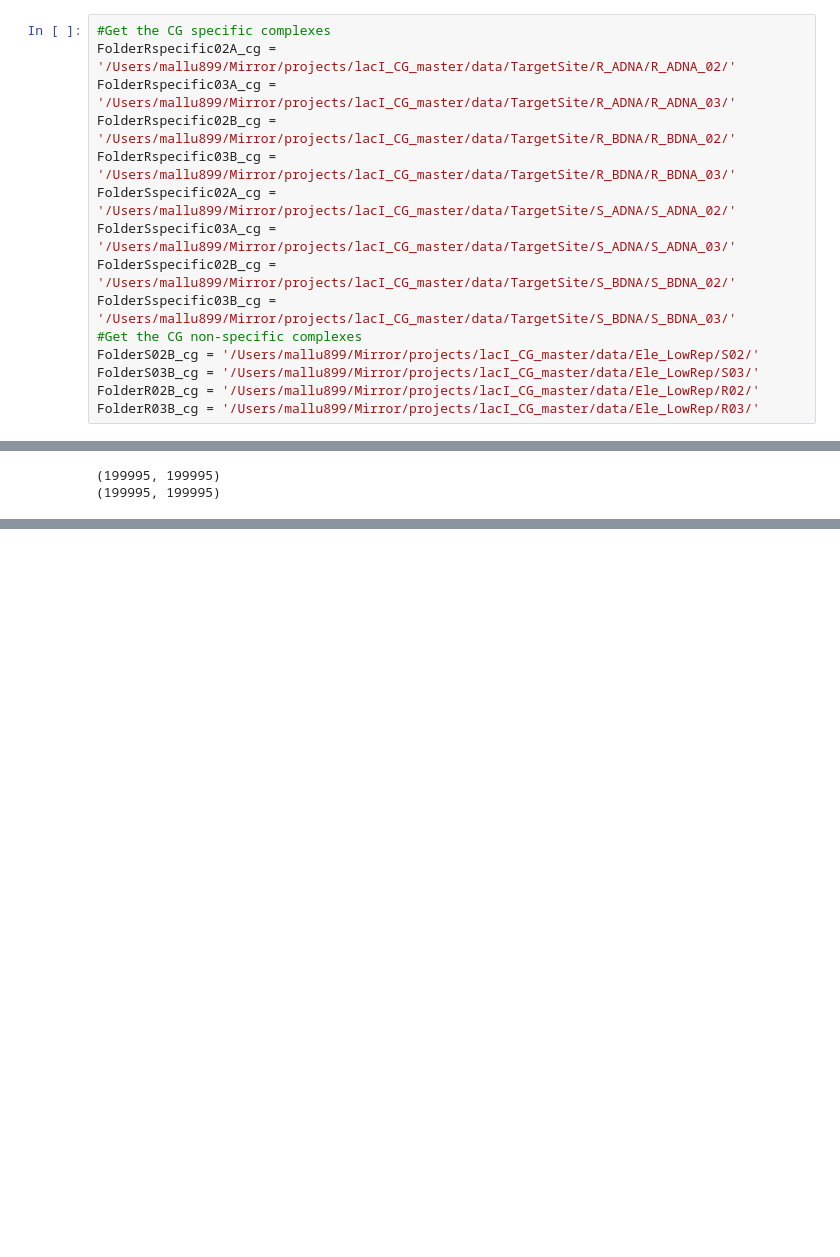
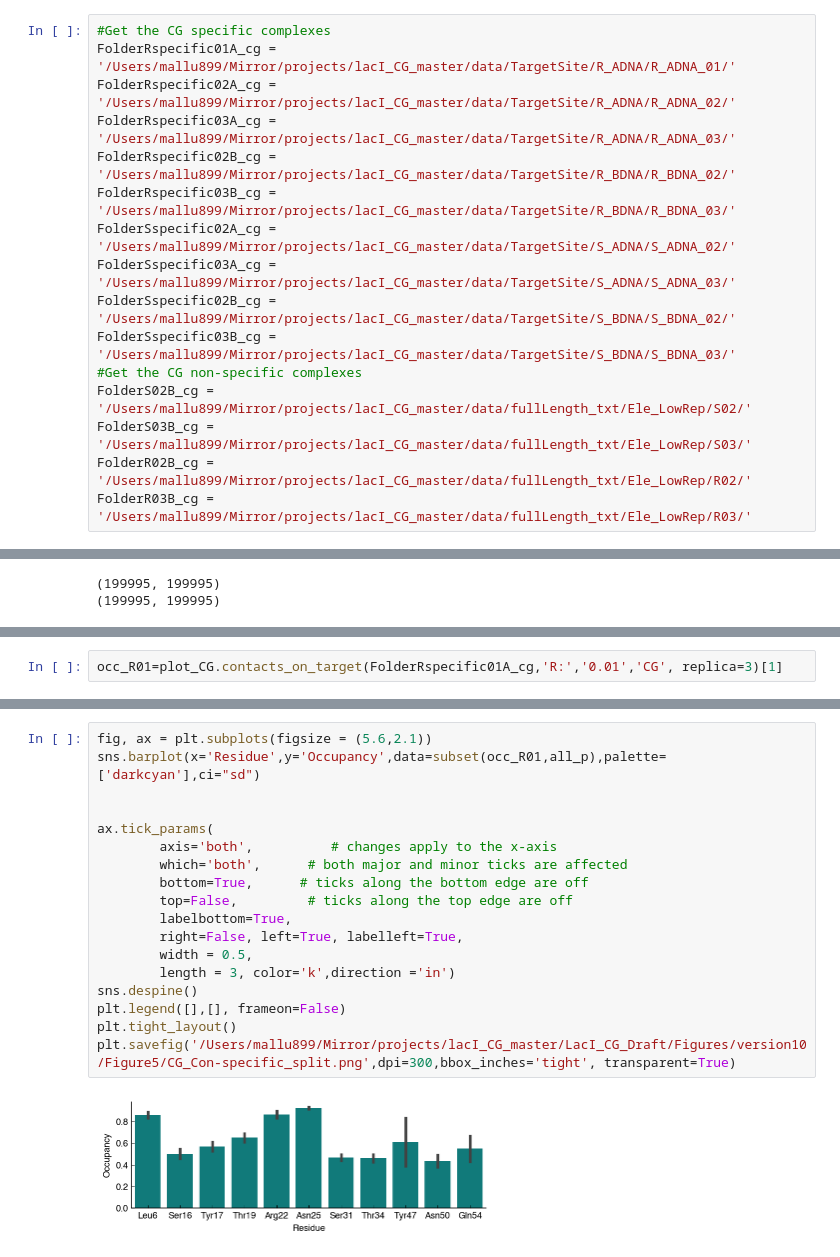
Before and after one commit to mallu2/CG_analysis, a Jupyter notebook: CG_energies_analysis.ipynb, the cells around one changed output, grey strips where cells are left out. Saved outputs shown, nothing was run; the diff lists cells and outputs as text; blank space fills up the shorter version.

```diff
--- a/CG_energies_analysis.ipynb
+++ b/CG_energies_analysis.ipynb
@@ -31,6 +31,7 @@ Allr_aa=['LEU_5','SER_15','TYR_16','THR_18','ARG_21','ASN_24','SER_30','THR_33',
 dictionay_resCG=dict(zip(all_p,all_res))
 # %%
 #Get the CG specific complexes
+FolderRspecific01A_cg = '/Users/mallu899/Mirror/projects/lacI_CG_master/data/TargetSite/R_ADNA/R_ADNA_01/'
 FolderRspecific02A_cg = '/Users/mallu899/Mirror/projects/lacI_CG_master/data/TargetSite/R_ADNA/R_ADNA_02/'
 FolderRspecific03A_cg = '/Users/mallu899/Mirror/projects/lacI_CG_master/data/TargetSite/R_ADNA/R_ADNA_03/'
 FolderRspecific02B_cg = '/Users/mallu899/Mirror/projects/lacI_CG_master/data/TargetSite/R_BDNA/R_BDNA_02/'
@@ -40,7 +41,7 @@ FolderSspecific03A_cg = '/Users/mallu899/Mirror/projects/lacI_CG_master/data/Tar
 FolderSspecific02B_cg = '/Users/mallu899/Mirror/projects/lacI_CG_master/data/TargetSite/S_BDNA/S_BDNA_02/'
 FolderSspecific03B_cg = '/Users/mallu899/Mirror/projects/lacI_CG_master/data/TargetSite/S_BDNA/S_BDNA_03/'
 #Get the CG non-specific complexes
-FolderS02B_cg = '/Users/mallu899/Mirror/projects/lacI_CG_master/data/Ele_LowRep/S02/'
-FolderS03B_cg = '/Users/mallu899/Mirror/projects/lacI_CG_master/data/Ele_LowRep/S03/'
-FolderR02B_cg = '/Users/mallu899/Mirror/projects/lacI_CG_master/data/Ele_LowRep/R02/'
-FolderR03B_cg = '/Users/mallu899/Mirror/projects/lacI_CG_master/data/Ele_LowRep/R03/'
+FolderS02B_cg = '/Users/mallu899/Mirror/projects/lacI_CG_master/data/fullLength_txt/Ele_LowRep/S02/'
+FolderS03B_cg = '/Users/mallu899/Mirror/projects/lacI_CG_master/data/fullLength_txt/Ele_LowRep/S03/'
+FolderR02B_cg = '/Users/mallu899/Mirror/projects/lacI_CG_master/data/fullLength_txt/Ele_LowRep/R02/'
+FolderR03B_cg = '/Users/mallu899/Mirror/projects/lacI_CG_master/data/fullLength_txt/Ele_LowRep/R03/'
@@ -436,0 +449,2 @@ tt_RB.replace({np.inf:0},inplace=True)
+# %%
+occ_R01=plot_CG.contacts_on_target(FolderRspecific01A_cg,'R:','0.01','CG', replica=3)[1]
@@ -436,0 +467,20 @@ tt_RB.replace({np.inf:0},inplace=True)
+# %%
+fig, ax = plt.subplots(figsize = (5.6,2.1))
+sns.barplot(x='Residue',y='Occupancy',data=subset(occ_R01,all_p),palette=['darkcyan'],ci="sd")
+
+
+ax.tick_params(
+        axis='both',          # changes apply to the x-axis
+        which='both',      # both major and minor ticks are affected
+        bottom=True,      # ticks along the bottom edge are off
+        top=False,         # ticks along the top edge are off
+        labelbottom=True,
+        right=False, left=True, labelleft=True,
+        width = 0.5,
+        length = 3, color='k',direction ='in')
+sns.despine()
+plt.legend([],[], frameon=False)
+plt.tight_layout()
+plt.savefig('/Users/mallu899/Mirror/projects/lacI_CG_master/LacI_CG_Draft/Figures/version10/Figure5/CG_Con-specific_split.png',dpi=300,bbox_inches='tight', transparent=True)
+# %% [output]
+[figure, added]
```
Also changed, not shown: parts of 21 cells of this notebook.
